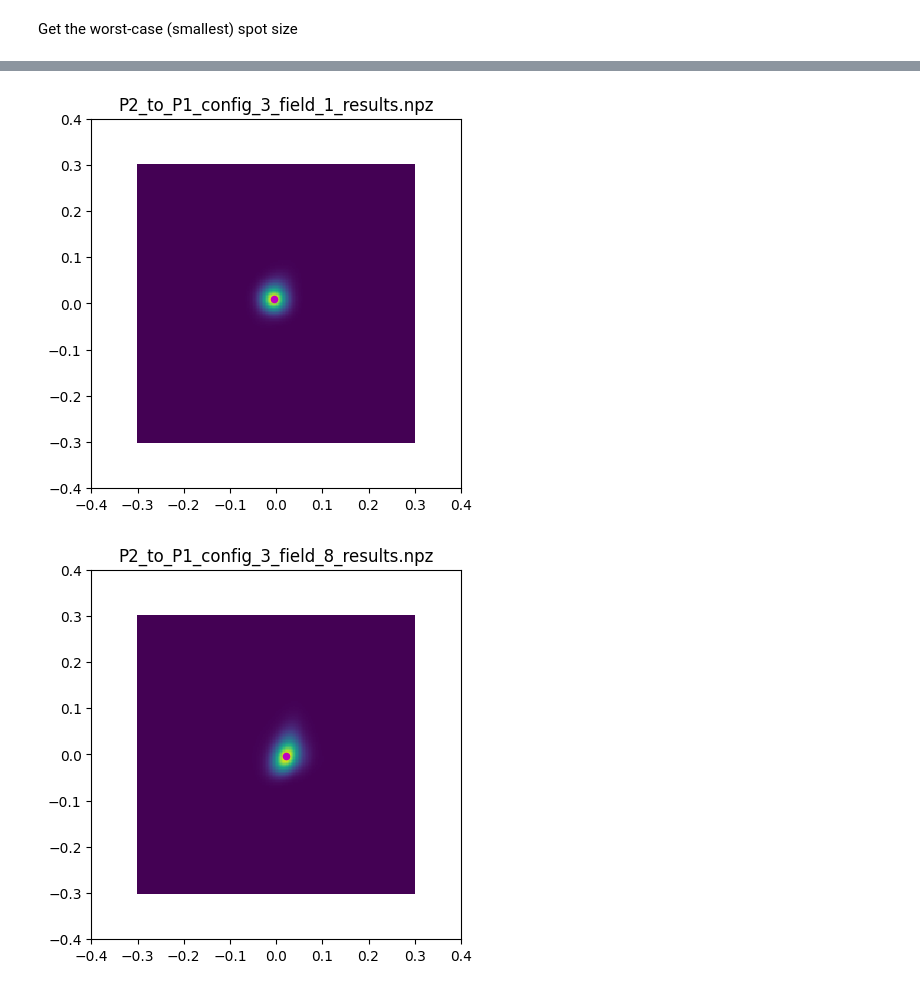
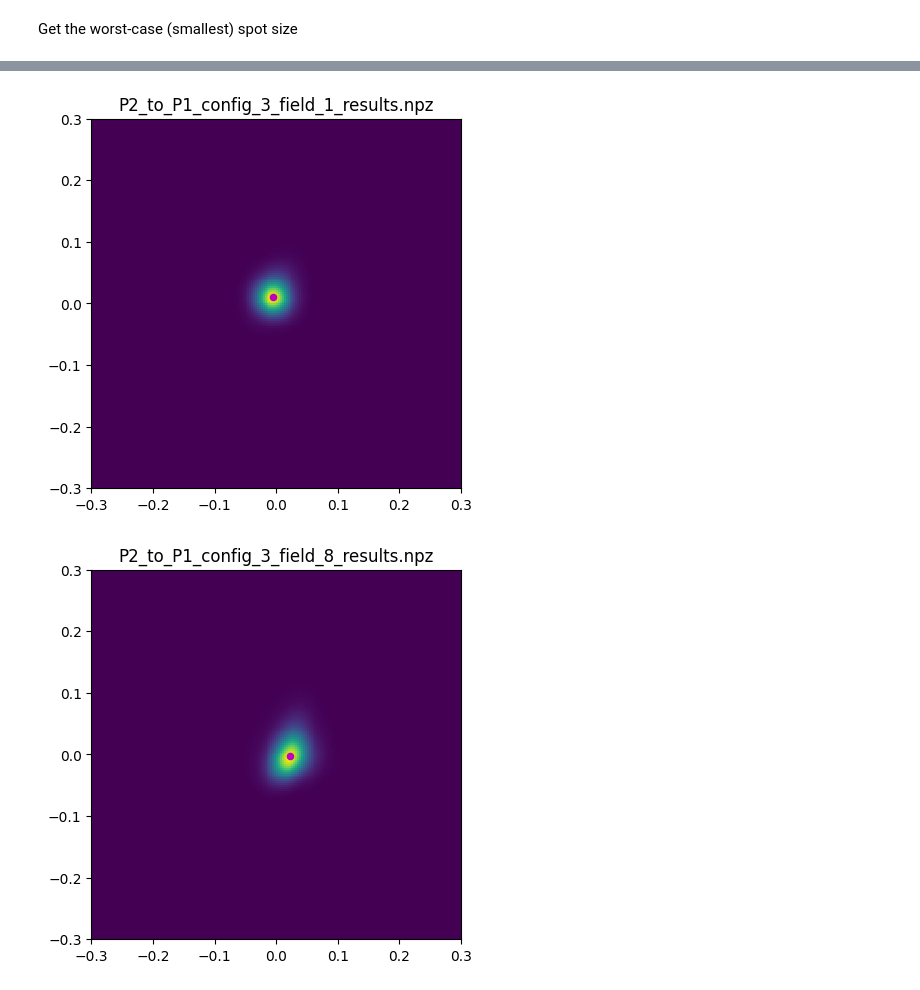
Before and after one commit to evanmayer/hotspot, a Jupyter notebook: verification/fresnel_zemax/post_process.ipynb, the cells around one changed output, grey strips where cells are left out. Cells and saved outputs as stored; diff of their text form; code cells hidden in the pictures.

Commit message:
Updates for paper plots

```diff
--- a/verification/fresnel_zemax/post_process.ipynb
+++ b/verification/fresnel_zemax/post_process.ipynb
@@ -21,11 +21,12 @@ for file in sorted(files):
     xx = data['xx_img']
     yy = data['yy_img']
     img = np.abs(data['fresnel_img']) ** 2.
+    print(xx.shape)
 
     fig, ax = plt.subplots()
     ax.pcolormesh(xx, yy, img)
-    ax.set_xlim(-0.4, 0.4)
-    ax.set_ylim(-0.4, 0.4)
+    ax.set_xlim(xx.min(), xx.max())
+    ax.set_ylim(yy.min(), yy.max())
     ax.set_aspect('equal')
     ax.set_title(os.path.basename(file))
 
@@ -73,2 +79,2 @@ P2_to_P1_config_3_field_8_results.npz 0.06135409275279794
-[figure, old version]
+[figure, new version]
-[figure, old version]
+[figure, new version]
```
Also changed, not shown: parts of 6 cells of this notebook, 4 other files.
